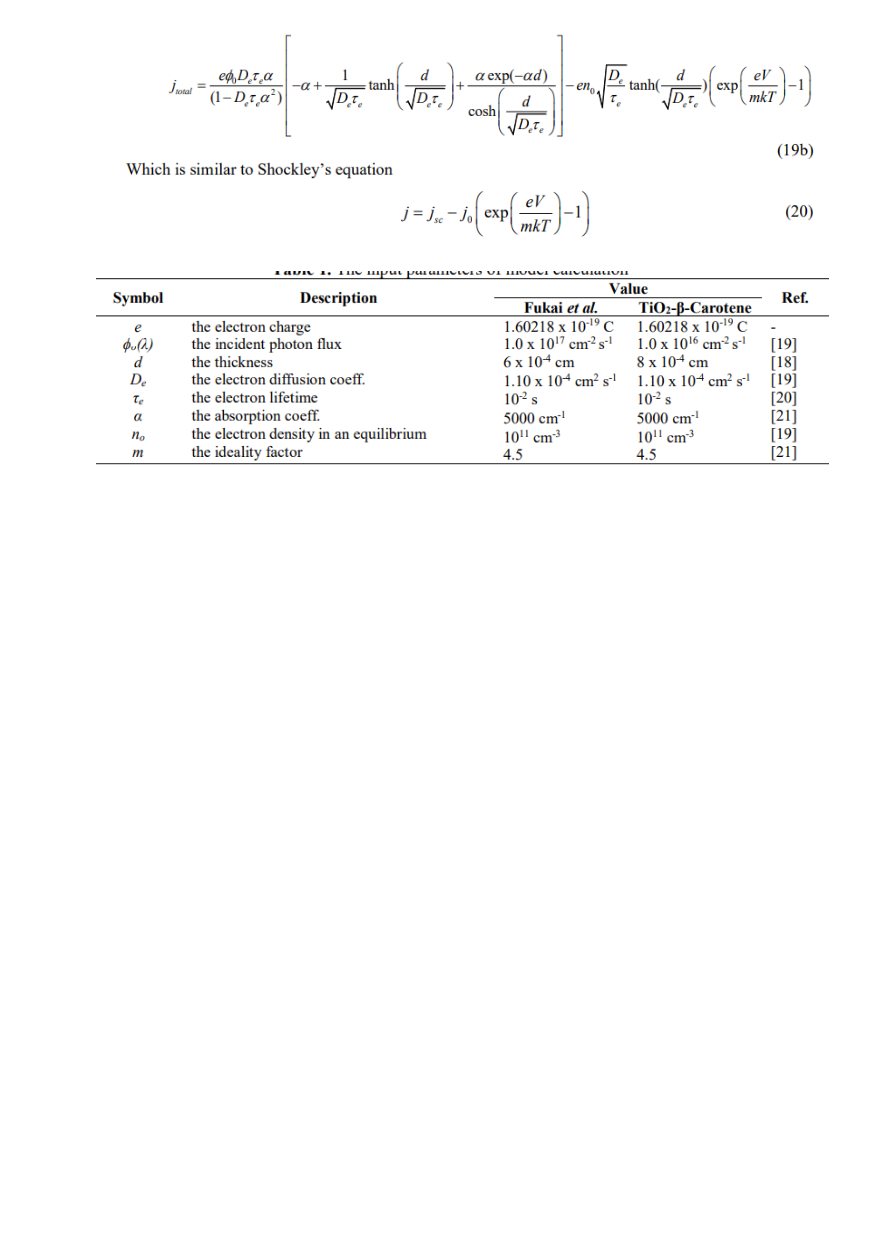
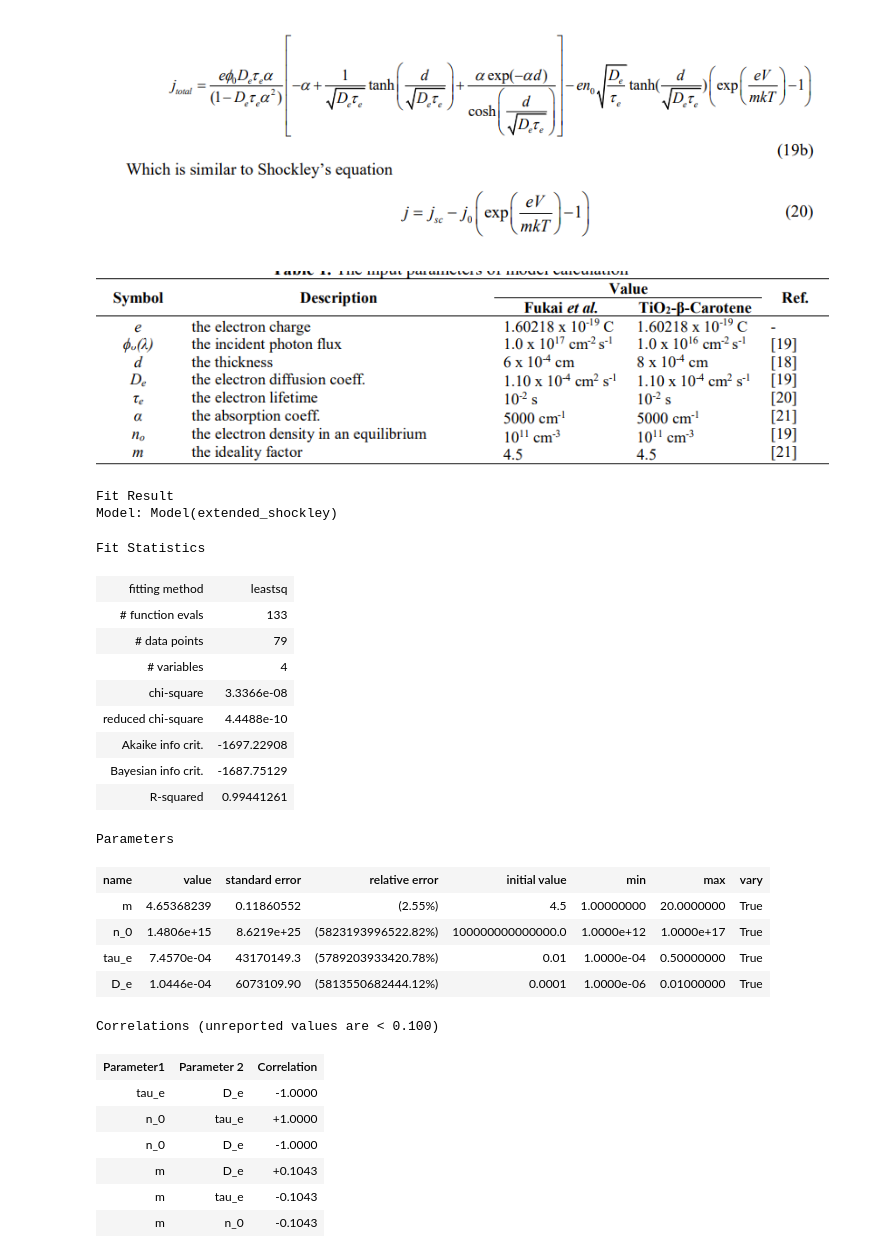
Before and after one commit to anonimpo/dssc-fitting, a Jupyter notebook: test_lmfit_diffusion_model.ipynb, the cells around one changed output. Drawn from its saved outputs; the diff is of its cells as text; code cells hidden in the pictures; blank space fills up the shorter version.

Commit message:
feat: Implement `scipy` diffusion and diode models with dedicated test notebooks and references, replacing generic test files.

```diff
--- a/test.ipynb
+++ b/test_lmfit_diffusion_model.ipynb
@@ -3,13 +3,14 @@
 # %% [markdown]
 ![image.png](embedded-picture-1)
 # %%
+import lmfit
 import numpy as np
 import pandas as pd
-from scipy import constants , optimize
+from scipy import constants
+from lmfit import Model, Parameters
 import matplotlib.pyplot as plt
 import scienceplots
 plt.style.use(['science','no-latex','ieee'])
-#import warnings
 
 e, kB = constants.e, constants.Boltzmann
 phi_0, d, T, alpha =1e16 ,8e-4 ,3e2, 5e3
@@ -52,10 +53,48 @@ def extended_shockley(V, m, n_0, tau_e, D_e):#, phi_0=phi0, d=d0, T=T0, alpha=al
     return j_total
 
 file = "./data/shakinah.xlsx"
-data = [pd.read_excel(file,sheet,header=2)  for sheet in pd.ExcelFile(file).sheet_names]
-jsc_from_data = data[0].iloc[data[0]["WE(1).Potential (V)"].abs().idxmin(), 2]
-I,V =data[0]["mili A"], data[0]["WE(1).Potential (V)"]
+data = pd.read_excel(file,sheet_name=0,header=2)
+jsc_from_data = data.iloc[data["WE(1).Potential (V)"].abs().idxmin(), 2]
+I,V =data["mili A"].values, data["WE(1).Potential (V)"].values
 
-initial_geuss = [ 4.5, 1e11, 1e-2, 1e-4] # from reference
-low_lim, up_lim = [1, 0, 0, 0],[10, np.inf, np.inf, np.inf]
-prams, covs = optimize.curve_fit(extended_shockley,V,I)#,p0=initial_geuss), bounds=(low_lim, up_lim),full_output=True)
+AREA = 1.0 # Replace with the actual active area of your cell in cm^2
+J_data = (I / 1000.0) / AREA # Convert mA to A/cm^2
+# %%
+dssc_model = Model(extended_shockley)
+params = Parameters()
+
+params.add('m',     value=4.5,   vary=True, min=1.0,  max=20.0)
+params.add('n_0',   value=1e14,  vary=True, min=1e12, max=1e17)
+params.add('tau_e', value=0.01,  vary=True, min=1e-4, max=0.5)
+params.add('D_e',   value=1e-4,  vary=True, min=1e-6, max=1e-2)
+# %%
+result = dssc_model.fit(J_data, params, V=V)
+# %%
+result
+# %% [output]
+Fit Result
+Model: Model(extended_shockley)
+Fit Statistics
+| fitting method | leastsq |
+| # function evals | 133 |
+| # data points | 79 |
+| # variables | 4 |
+| chi-square | 3.3366e-08 |
+| reduced chi-square | 4.4488e-10 |
+| Akaike info crit. | -1697.22908 |
+| Bayesian info crit. | -1687.75129 |
+| R-squared | 0.99441261 |
+Parameters
+| name | value | standard error | relative error | initial value | min | max | vary |
+| m | 4.65368239 | 0.11860552 | (2.55%) | 4.5 | 1.00000000 | 20.0000000 | True |
+| n_0 | 1.4806e+15 | 8.6219e+25 | (5823193996522.82%) | 100000000000000.0 | 1.0000e+12 | 1.0000e+17 | True |
+| tau_e | 7.4570e-04 | 43170149.3 | (5789203933420.78%) | 0.01 | 1.0000e-04 | 0.50000000 | True |
+| D_e | 1.0446e-04 | 6073109.90 | (5813550682444.12%) | 0.0001 | 1.0000e-06 | 0.01000000 | True |
+Correlations (unreported values are < 0.100)
+| Parameter1 | Parameter 2 | Correlation |
+| tau_e | D_e | -1.0000 |
+| n_0 | tau_e | +1.0000 |
+| n_0 | D_e | -1.0000 |
+| m | D_e | +0.1043 |
+| m | tau_e | -0.1043 |
+| m | n_0 | -0.1043 |
```
Also changed, not shown: parts of 3 cells of this notebook, 6 other files.
